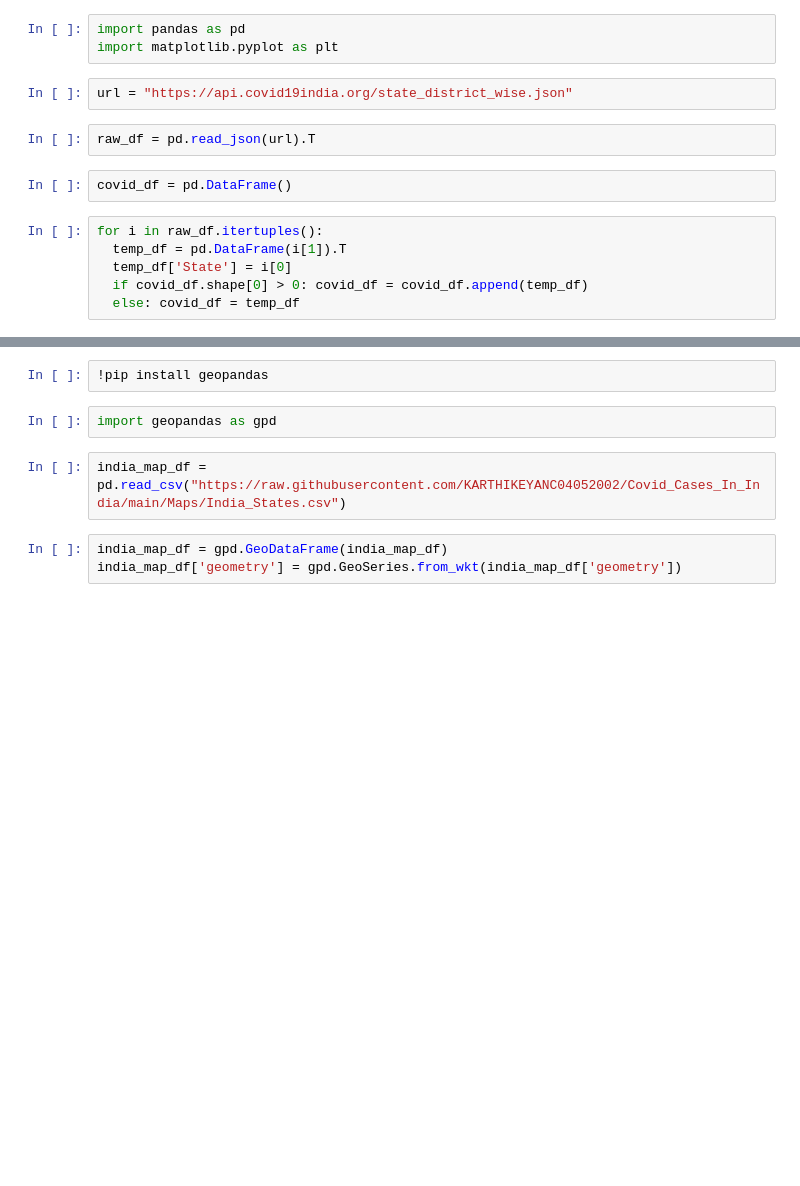
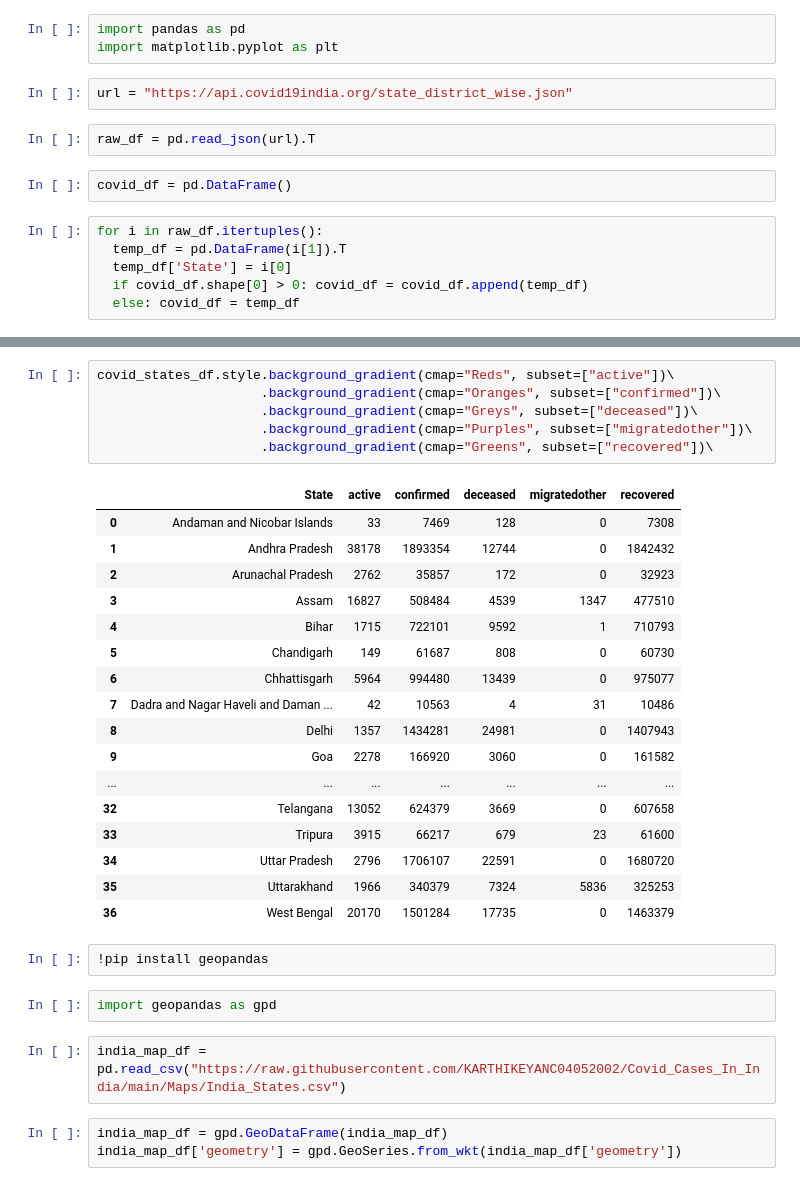
Before and after one commit to KARTHIKEYANC04052002/Covid_Cases_In_India, a Jupyter notebook: Covid_Cases_India.ipynb, the cells around one changed output, grey strips where cells are left out. Cells and saved outputs as stored; diff of their text form; blank space fills up the shorter version.

```diff
--- a/Covid_Cases_India.ipynb
+++ b/Covid_Cases_India.ipynb
@@ -48,3 +29,27 @@ covid_states_df
+# %%
+covid_states_df.style.background_gradient(cmap="Reds", subset=["active"])\
+                     .background_gradient(cmap="Oranges", subset=["confirmed"])\
+                     .background_gradient(cmap="Greys", subset=["deceased"])\
+                     .background_gradient(cmap="Purples", subset=["migratedother"])\
+                     .background_gradient(cmap="Greens", subset=["recovered"])\
+# %% [output]
+|  | State | active | confirmed | deceased | migratedother | recovered |
+| 0 | Andaman and Nicobar Islands | 33 | 7469 | 128 | 0 | 7308 |
+| 1 | Andhra Pradesh | 38178 | 1893354 | 12744 | 0 | 1842432 |
+| 2 | Arunachal Pradesh | 2762 | 35857 | 172 | 0 | 32923 |
+| 3 | Assam | 16827 | 508484 | 4539 | 1347 | 477510 |
+| 4 | Bihar | 1715 | 722101 | 9592 | 1 | 710793 |
+| 5 | Chandigarh | 149 | 61687 | 808 | 0 | 60730 |
+| 6 | Chhattisgarh | 5964 | 994480 | 13439 | 0 | 975077 |
+| 7 | Dadra and Nagar Haveli and Daman ... | 42 | 10563 | 4 | 31 | 10486 |
+| 8 | Delhi | 1357 | 1434281 | 24981 | 0 | 1407943 |
+| 9 | Goa | 2278 | 166920 | 3060 | 0 | 161582 |
+| ... | ... | ... | ... | ... | ... | ... |
+| 32 | Telangana | 13052 | 624379 | 3669 | 0 | 607658 |
+| 33 | Tripura | 3915 | 66217 | 679 | 23 | 61600 |
+| 34 | Uttar Pradesh | 2796 | 1706107 | 22591 | 0 | 1680720 |
+| 35 | Uttarakhand | 1966 | 340379 | 7324 | 5836 | 325253 |
+| 36 | West Bengal | 20170 | 1501284 | 17735 | 0 | 1463379 |
 # %%
 !pip install geopandas
 # %%
```
Also changed, not shown: parts of 5 cells of this notebook.
